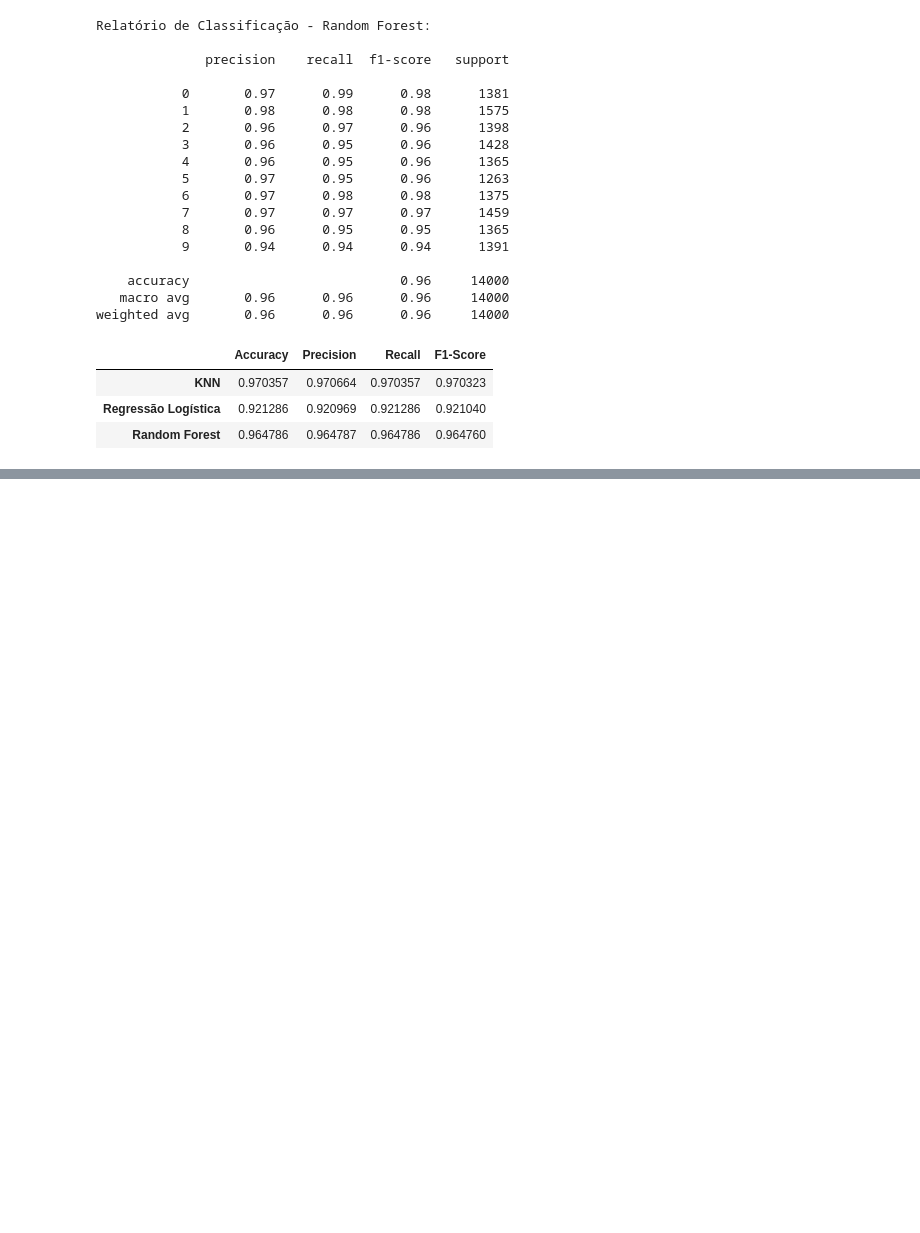
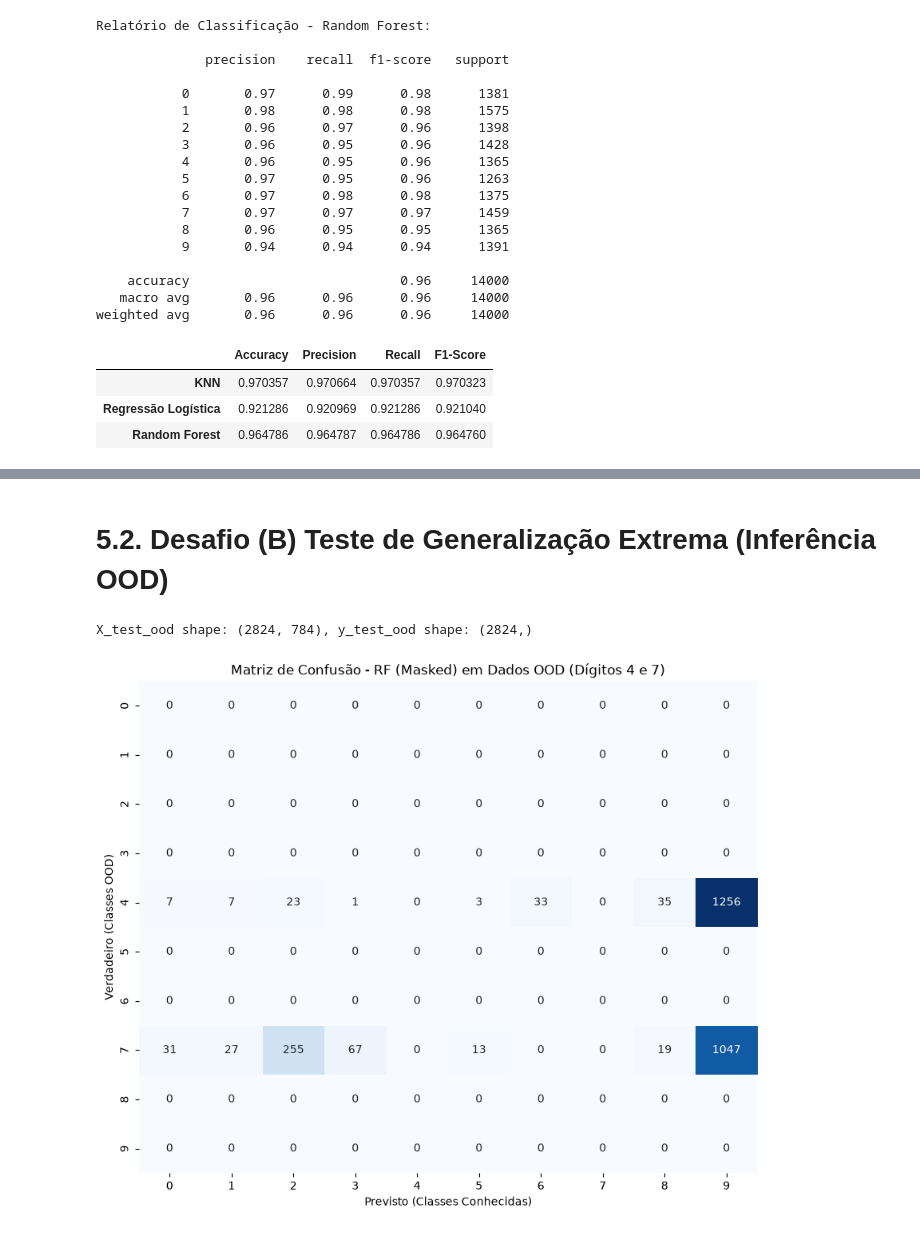
Before and after one commit to giselemachado1978-ai/MiniProjeto_Modulo2_IA-1_SCTEC, a Jupyter notebook: MiniProjetoMod2.ipynb, the cells around one changed output, grey strips where cells are left out. Drawn from its saved outputs; the diff is of its cells as text; code cells hidden in the pictures; blank space fills up the shorter version.

```diff
--- a/MiniProjetoMod2.ipynb
+++ b/MiniProjetoMod2.ipynb
@@ -353,0 +399,33 @@ iii.  Impacto do Custo Computacional (Tempo de Treino vs. Acurácia):
+# %% [markdown]
+# 5.2. Desafio (B) Teste de Generalização Extrema (Inferência OOD)
+# %%
+# Considerar agora apenas as classes ocultadas (4 e 7)
+ood_classes = ['4', '7']
+
+mask_test_ood = np.isin(y_test, ood_classes)
+X_test_ood = X_test_scaled[mask_test_ood]
+y_test_ood = y_test[mask_test_ood]
+
+print(f"X_test_ood shape: {X_test_ood.shape}, y_test_ood shape: {y_test_ood.shape}")
+
+
+y_pred_ood = rf_model_masked.predict(X_test_ood)
+
+# Garantir que os arrays labels sejam strings
+y_test_ood_str = np.array(y_test_ood, dtype=str)
+y_pred_ood_str = np.array(y_pred_ood, dtype=str)
+all_digits_str = np.array([str(i) for i in range(10)], dtype=str)
+
+# Matriz de Confusão
+cm_ood = confusion_matrix(y_test_ood_str, y_pred_ood_str, labels=all_digits_str)
+
+plt.figure(figsize=(10, 8))
+sns.heatmap(cm_ood, annot=True, fmt='d', cmap='Blues', cbar=False,
+            xticklabels=all_digits_str, yticklabels=all_digits_str)
+plt.title('Matriz de Confusão - RF (Masked) em Dados OOD (Dígitos 4 e 7)')
+plt.xlabel('Previsto (Classes Conhecidas)')
+plt.ylabel('Verdadeiro (Classes OOD)')
+plt.show()
+# %% [output]
+X_test_ood shape: (2824, 784), y_test_ood shape: (2824,)
+[figure, added]
```
Also changed, not shown: parts of 13 cells of this notebook, 2 other files.
